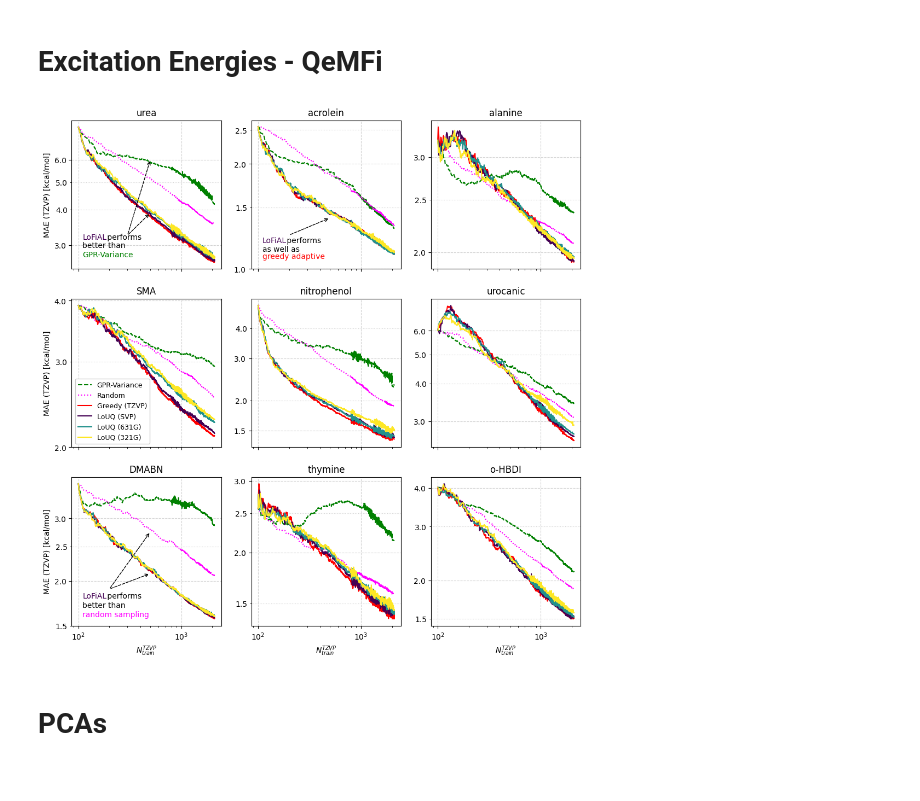
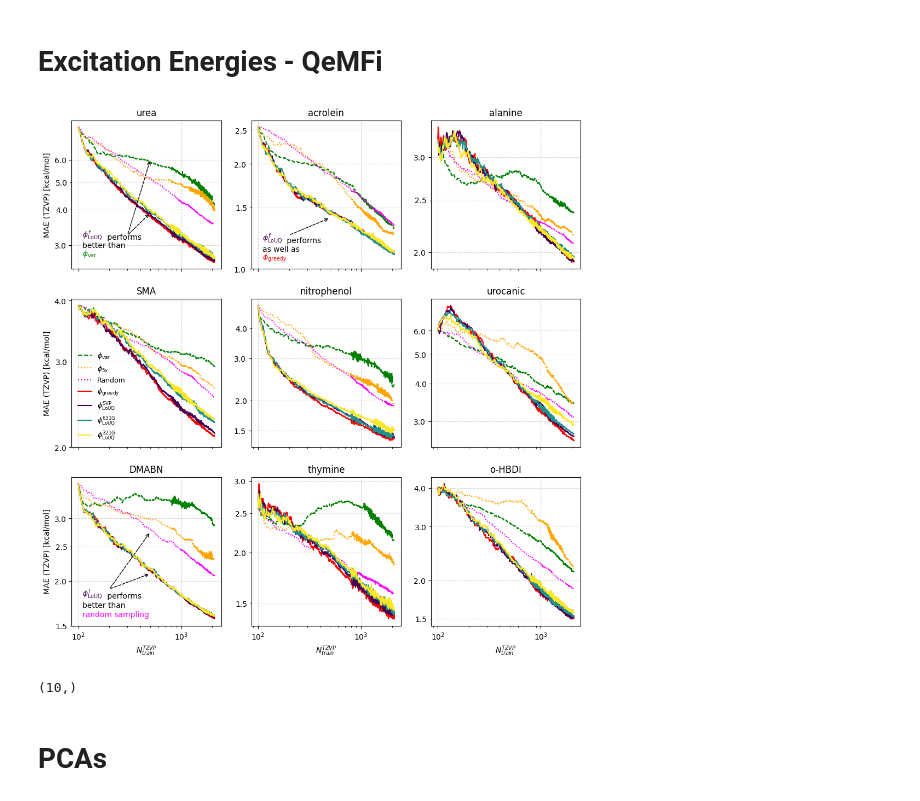
Before and after one commit to vivinvinod/LoUQAL-for-QC, a Jupyter notebook: plottingroutines.ipynb, the cells around one changed output. Saved outputs shown, nothing was run; the diff lists cells and outputs as text; code cells hidden in the pictures.

```diff
--- a/plottingroutines.ipynb
+++ b/plottingroutines.ipynb
@@ -159,7 +198,7 @@ plt.savefig('VIB5.pdf',format='pdf',bbox_inches='tight')
 # %% [markdown]
 # Excitation Energies - QeMFi
 # %%
-def load_and_plot_results(molname,ax=None,mult=1.0,minor_ticks=[2,4],major_ticks=[1.5,3]):
+def load_and_plot_results(molname,ax=None,mult=1.0,minor_ticks=[2,4],major_ticks=[1.5,3], legend_show=False):
     n_sf = np.load(f'ModelData/sf_{molname}_EV_training_size.npy')
     n_mf = np.load(f'ModelData/3_mf_{molname}_EV_training_size.npy')
     n_var = np.load(f'ModelData/var_{molname}_EV_training_size.npy')
@@ -172,11 +211,13 @@ def load_and_plot_results(molname,ax=None,mult=1.0,minor_ticks=[2,4],major_ticks
     mf0 = np.load(f'ModelData/0_mf_{molname}_EV_maes.npy')*mult
     var = np.load(f'ModelData/var_{molname}_EV_maes.npy')*mult
     random = np.load(f'ModelData/random_{molname}_EV_maes.npy')*mult
+    mae_ensemble = np.load(f'ModelData/ensemble_{molname}_EV_maes.npy')*mult
 
     ax = ax or plt.gca()
     colors = plt.cm.viridis(np.linspace(0,1,3))
 
     ax.loglog(n_var,var,color='g',linestyle='--')
+    ax.loglog(n_var,mae_ensemble,color='orange',linestyle=':')
     ax.loglog(n_random,random,color='magenta',linestyle=':')
     ax.loglog(n_sf,sf,color='r')
     ax.loglog(n_mf,mf3,color=colors[0])
@@ -186,13 +227,23 @@ def load_and_plot_results(molname,ax=None,mult=1.0,minor_ticks=[2,4],major_ticks
 
     ax.tick_params(axis='y', which='major')
     ax.yaxis.set_major_formatter(mticker.FormatStrFormatter("%.1f"))
-    ax.set_yticks(major_ticks,minor=False)
+    if type(major_ticks) != type(None):
+        ax.set_yticks(major_ticks,minor=False)
 
     ax.tick_params(axis='y', which='minor')
     ax.yaxis.set_minor_formatter(mticker.FormatStrFormatter("%.1f"))
-    ax.set_yticks(minor_ticks,minor=True)
+    if type(minor_ticks)!=type(None):
+        ax.set_yticks(minor_ticks,minor=True)
     ax.grid(which='major',axis='both',linestyle='--',color='lightgray')
     ax.grid(which='minor',axis='y',linestyle=':',color='lightgray')
+
+    if legend_show:
+        ax.legend(['GPR-Variance', '5-ensemble',
+                'Random',
+                'Greedy (TZVP)',#r'$\vert y^F_{ref}-y^F_{pred}\vert$ (TZVP)',
+                'LoUQ (SVP)',#r'$\vert y^f_{ref}-y^f_{pred}\vert$ (SVP)',
+                'LoUQ (631G)',#r'$\vert y^f_{ref}-y^f_{pred}\vert$ (6-31G)',
+                'LoUQ (321G)'], fontsize=9, framealpha=1.0)
 # %%
 def qemfi_lc():
     colors = plt.cm.viridis(np.linspace(0,1,3))
@@ -221,12 +272,13 @@ def qemfi_lc():
     ax[3].set_title('SMA')
     ax[6].set_title('DMABN')
     ax[-1].set_title('o-HBDI')
-    ax[3].legend(['GPR-Variance',
+    ax[3].legend([r'$\phi_{\mathrm{var}}$', r'$\phi_{5x}$',
                 'Random',
-                'Greedy (TZVP)',#r'$\vert y^F_{ref}-y^F_{pred}\vert$ (TZVP)',
-                'LoUQ (SVP)',#r'$\vert y^f_{ref}-y^f_{pred}\vert$ (SVP)',
-                'LoUQ (631G)',#r'$\vert y^f_{ref}-y^f_{pred}\vert$ (6-31G)',
-                'LoUQ (321G)'], fontsize=9, framealpha=1.0)#,#r'$\vert y^f_{ref}-y^f_{pred}\vert$ (3-21G)',
+                r'$\phi_{\mathrm{greedy}}$',#r'$\vert y^F_{ref}-y^F_{pred}\vert$ (TZVP)',
+                r'$\phi_{\mathrm{LoUQ}}^{\mathrm{SVP}}$',#r'$\vert y^f_{ref}-y^f_{pred}\vert$ (SVP)',
+                r'$\phi_{\mathrm{LoUQ}}^{\mathrm{631G}}$',#r'$\vert y^f_{ref}-y^f_{pred}\vert$ (6-31G)',
+                r'$\phi_{\mathrm{LoUQ}}^{\mathrm{321G}}$'],
+                 fontsize=9, frameon=False,ncol=1)#,#r'$\vert y^f_{ref}-y^f_{pred}\vert$ (3-21G)',
                 #'LoFiAL (STO3G)'],#r'$\vert y^f_{ref}-y^f_{pred}\vert$ (STO-3G)'],
                 # ncol=3,bbox_to_anchor=(0.6,0.975),fontsize=12)
     #custom annotations
@@ -238,13 +290,13 @@ def qemfi_lc():
     #            xytext=xytext,color='k',
     #            arrowprops=dict(facecolor='k',edgecolor='k',arrowstyle='->'),
     #           )
-    ax[0].text(xytext[0], xytext[1] + 0.1, 'LoFiAL', color=colors[0],
+    ax[0].text(xytext[0], xytext[1] + 0.1, r'$\phi_{\mathrm{LoUQ}}^{f}$', color=colors[0],
         ha='left', va='bottom')
     ax[0].text(xytext[0] + 70, xytext[1] + 0.1, ' performs', color='k',
             ha='left', va='bottom')
     ax[0].text(xytext[0], xytext[1] - 0.1, 'better than', color='k',
             ha='left', va='bottom')
-    ax[0].text(xytext[0], xytext[1] - 0.3, 'GPR-Variance', color='g',
+    ax[0].text(xytext[0], xytext[1] - 0.3, r'$\phi_{\mathrm{var}}$', color='g',
             ha='left', va='bottom')
 
     ax[0].annotate('',
@@ -259,42 +311,42 @@ def qemfi_lc():
               )
     ######
     xytext = (110,1.15)
-    ax[1].text(xytext[0], xytext[1]+0.025, 'LoFiAL', color=colors[0],
+    ax[1].text(xytext[0], xytext[1]+0.025, r'$\phi_{\mathrm{LoUQ}}^{f}$', color=colors[0],
         ha='left', va='bottom')
     ax[1].text(xytext[0] + 70, xytext[1] + 0.025, ' performs', color='k',
             ha='left', va='bottom')
     ax[1].text(xytext[0], xytext[1] - 0.04, 'as well as', color='k',
             ha='left', va='bottom')
-    ax[1].text(xytext[0], xytext[1] - 0.09, 'greedy adaptive', color='r',
+    ax[1].text(xytext[0], xytext[1] - 0.11, r'$\phi_{\mathrm{greedy}}$', color='r',
             ha='left', va='bottom')
     ax[1].annotate('',
                xy=(500,1.4),
                xytext=(200,1.25),color='k',
                arrowprops=dict(facecolor='k',edgecolor='k',arrowstyle='->',linestyle='--'),
               )
 
     ######
     xytext = (110,1.75)
-    ax[6].text(xytext[0], xytext[1]+0.025, 'LoFiAL', color=colors[0],
+    ax[6].text(xytext[0], xytext[1]+0.025, r'$\phi_{\mathrm{LoUQ}}^{f}$', color=colors[0],
         ha='left', va='bottom')
     ax[6].text(xytext[0] + 70, xytext[1] + 0.025, ' performs', color='k',
             ha='left', va='bottom')
     ax[6].text(xytext[0], xytext[1] - 0.08, 'better than', color='k',
             ha='left', va='bottom')
     ax[6].text(xytext[0], xytext[1] - 0.175, 'random sampling', color='magenta',
             ha='left', va='bottom')
     ax[6].annotate('',
                xy=(500,2.75),
                xytext=(200,1.9),color='k',
                arrowprops=dict(facecolor='k',edgecolor='k',arrowstyle='->',linestyle='--'),
               )
     ax[6].annotate('',
                xy=(500,2.1),
                xytext=(200,1.9),color='k',
                arrowprops=dict(facecolor='k',edgecolor='k',arrowstyle='->',linestyle='--'),
               )
 qemfi_lc()
 
 plt.savefig('QeMFi_crossbasis_tests.pdf',bbox_inches='tight',format='pdf')
 # %% [output]
-[figure, old version]
+[figure, new version]
@@ -301,3 +358,7 @@ plt.savefig('QeMFi_crossbasis_tests.pdf',bbox_inches='tight',format='pdf')
+# %%
+np.sum(a,axis=1).shape
+# %% [output]
+(10,)
 # %% [markdown]
 # PCAs
 # %%
```
Also changed, not shown: parts of 7 cells of this notebook, 1 other file.
